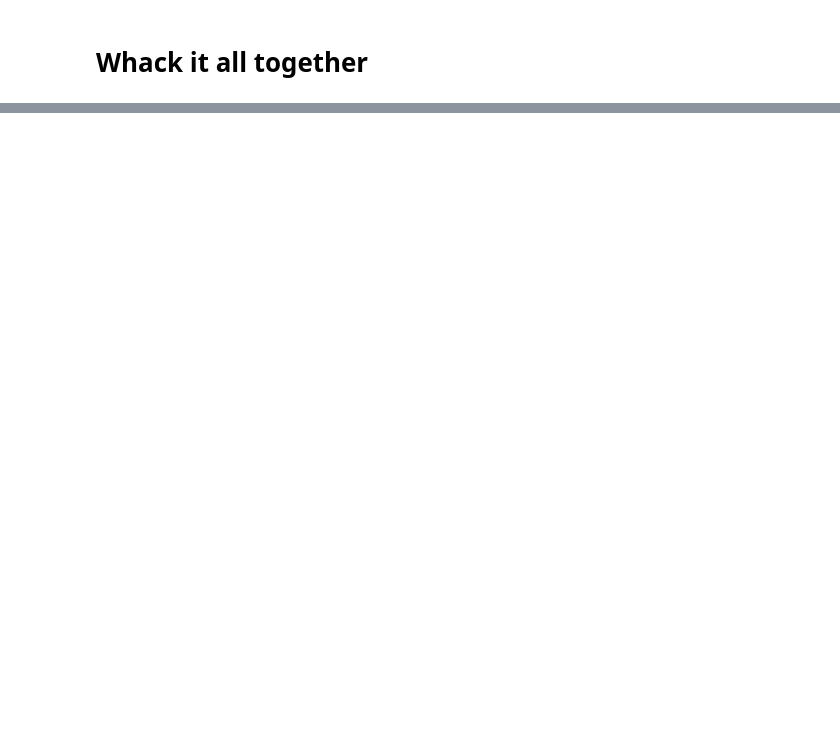
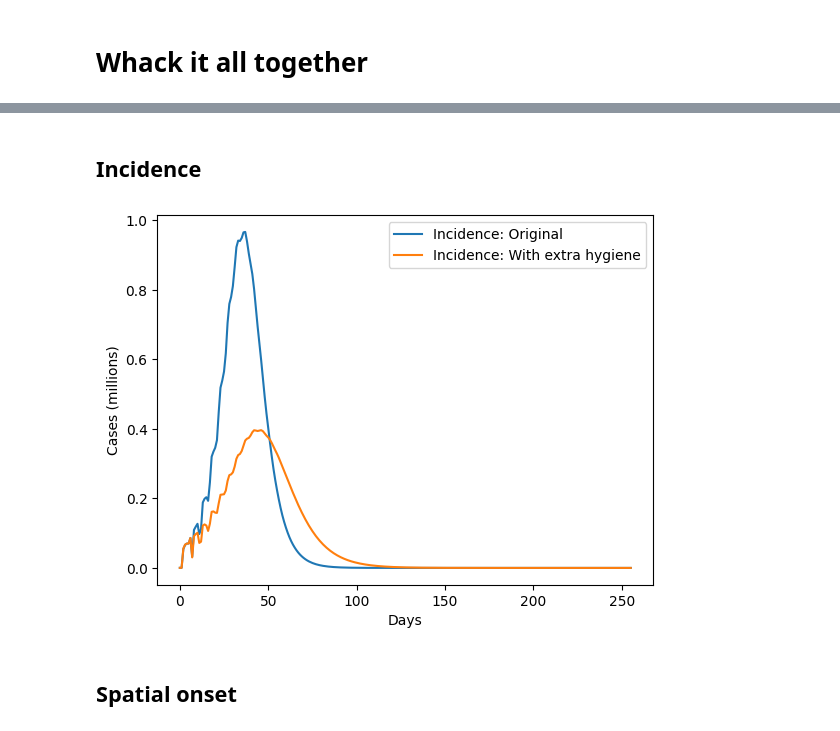
Before and after one commit to joel-winterton/Contagion, a Jupyter notebook: Full simulation.ipynb, the cells around one changed output, grey strips where cells are left out. Saved outputs shown, nothing was run; the diff lists cells and outputs as text; code cells hidden in the pictures; blank space fills up the shorter version.

```diff
--- a/Full simulation.ipynb
+++ b/Full simulation.ipynb
@@ -240,0 +292,16 @@ print(infections.onset_times)
+# %% [markdown]
+## Incidence
+# %%
+fig, ax = plt.subplots()
+plt.plot(np.arange(256), absolute_incidence.sum(axis=0).sum(axis=1), label='Incidence: Original')
+plt.plot(np.arange(256),absolute_incidence_controlled.sum(axis=0).sum(axis=1), label='Incidence: With extra hygiene')
+
+ax.yaxis.set_major_formatter(FuncFormatter(lambda x,pos: f'{x / 1000000}'))
+plt.ylabel('Cases (millions)')
+plt.xlabel('Days')
+plt.legend()
+plt.show()
+# %% [output]
+[figure, added]
+# %% [markdown]
+## Spatial onset
```
Also changed, not shown: parts of 16 cells of this notebook.
